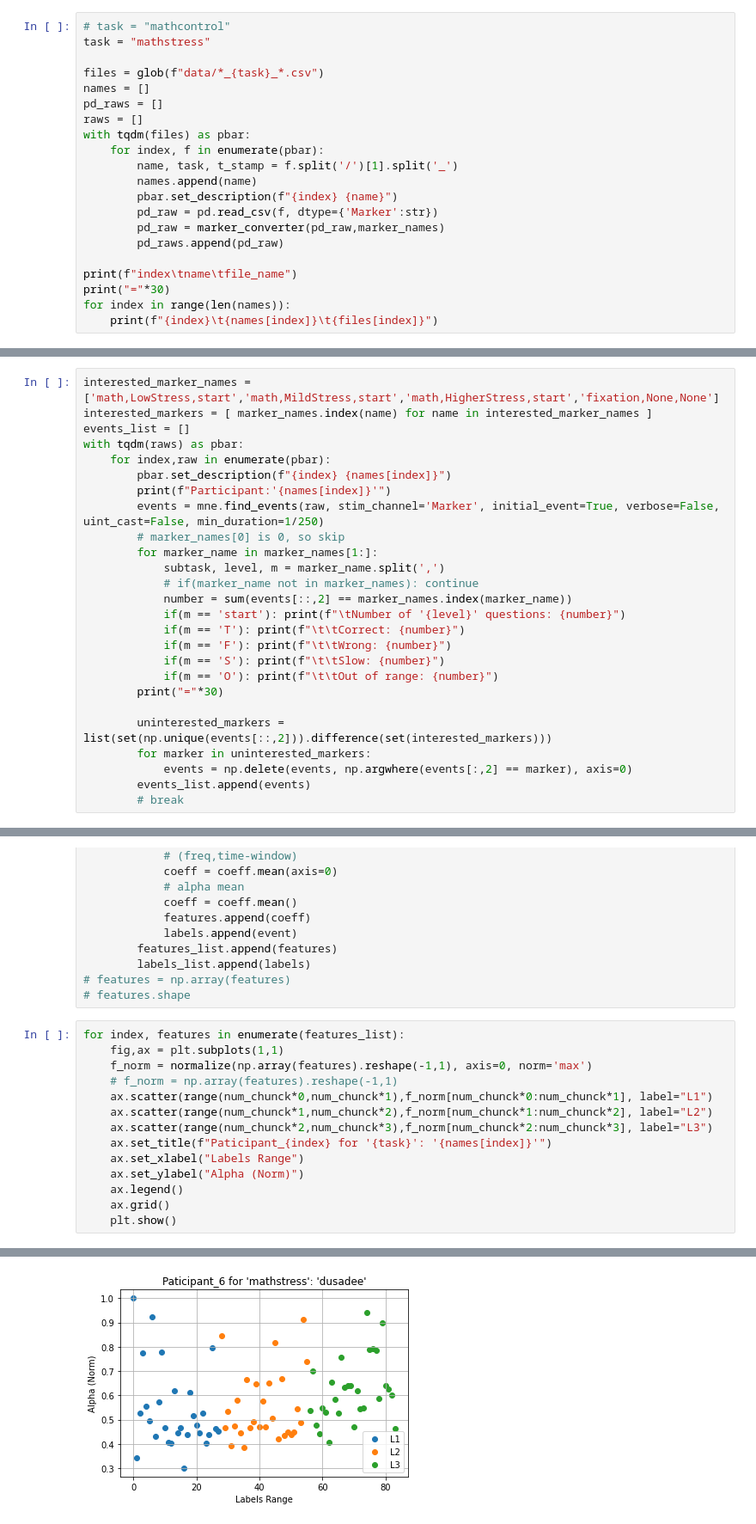
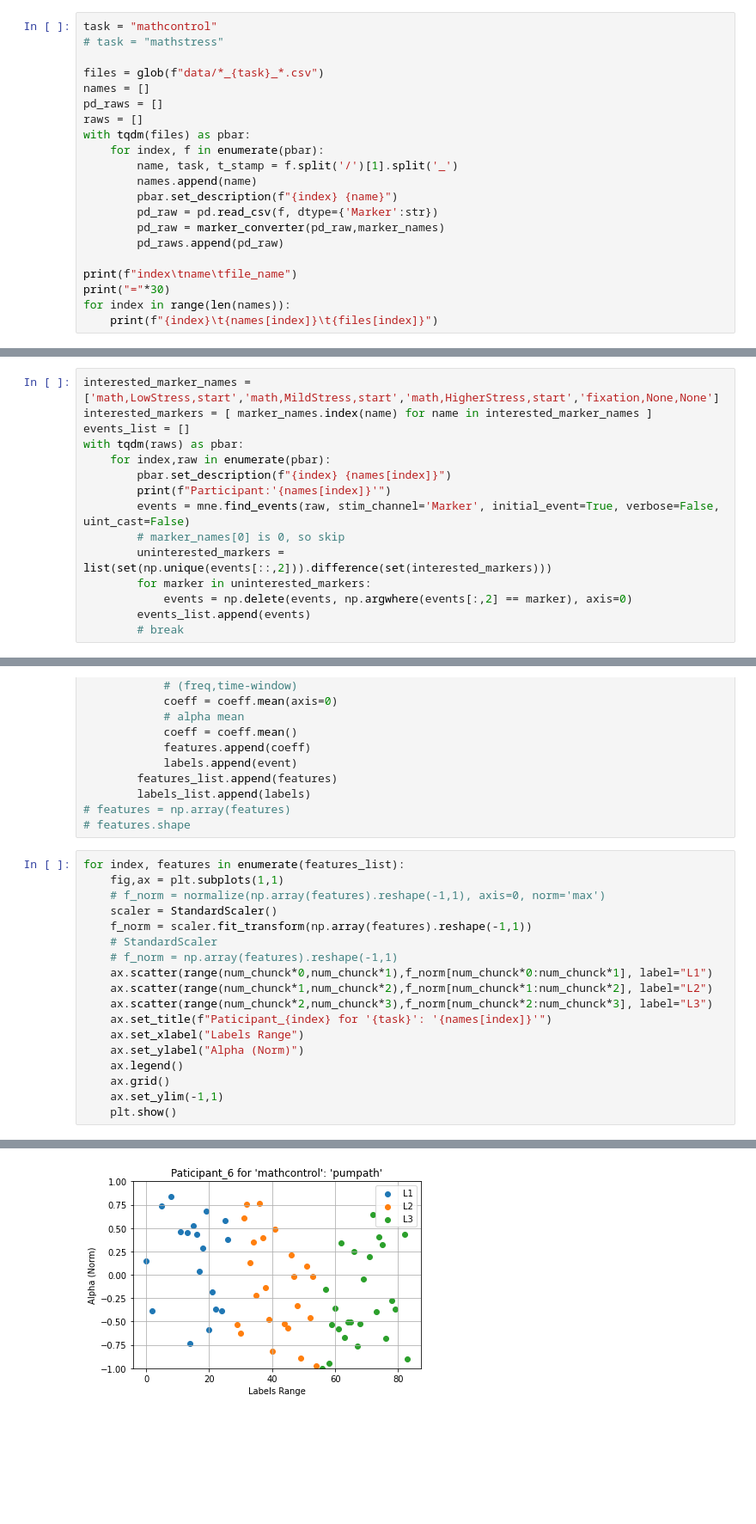
Before and after one commit to akraradets/2021JanHCI, a Jupyter notebook: 1.5-Convert/3-analyze_wt_math_all_parti.ipynb, the cells around one changed output, grey strips where cells are left out. Shown at 86% size. Saved outputs shown, nothing was run; the diff lists cells and outputs as text; blank space fills up the shorter version.

```diff
--- a/1.5-Convert/3-analyze_wt_math_all_parti.ipynb
+++ b/1.5-Convert/3-analyze_wt_math_all_parti.ipynb
@@ -37,8 +37,8 @@ marker_names = [0,
             'math,HigherStress,O',
             'fixation,None,None']
 # %%
-# task = "mathcontrol"
-task = "mathstress"
+task = "mathcontrol"
+# task = "mathstress"
 
 files = glob(f"data/*_{task}_*.csv")
 names = []
@@ -92,19 +352,8 @@ with tqdm(raws) as pbar:
     for index,raw in enumerate(pbar):
         pbar.set_description(f"{index} {names[index]}")
         print(f"Participant:'{names[index]}'")
-        events = mne.find_events(raw, stim_channel='Marker', initial_event=True, verbose=False, uint_cast=False, min_duration=1/250)
+        events = mne.find_events(raw, stim_channel='Marker', initial_event=True, verbose=False, uint_cast=False)
         # marker_names[0] is 0, so skip
-        for marker_name in marker_names[1:]:
-            subtask, level, m = marker_name.split(',')
-            # if(marker_name not in marker_names): continue
-            number = sum(events[::,2] == marker_names.index(marker_name))
-            if(m == 'start'): print(f"\tNumber of '{level}' questions: {number}")
-            if(m == 'T'): print(f"\t\tCorrect: {number}")
-            if(m == 'F'): print(f"\t\tWrong: {number}")
-            if(m == 'S'): print(f"\t\tSlow: {number}")
-            if(m == 'O'): print(f"\t\tOut of range: {number}")
-        print("="*30)
-
         uninterested_markers = list(set(np.unique(events[::,2])).difference(set(interested_markers)))
         for marker in uninterested_markers:
             events = np.delete(events, np.argwhere(events[:,2] == marker), axis=0)
@@ -244,7 +483,10 @@ with tqdm(raws) as pbar:
 # %%
 for index, features in enumerate(features_list):
     fig,ax = plt.subplots(1,1)
-    f_norm = normalize(np.array(features).reshape(-1,1), axis=0, norm='max')
+    # f_norm = normalize(np.array(features).reshape(-1,1), axis=0, norm='max')
+    scaler = StandardScaler()
+    f_norm = scaler.fit_transform(np.array(features).reshape(-1,1))
+    # StandardScaler
     # f_norm = np.array(features).reshape(-1,1)
     ax.scatter(range(num_chunck*0,num_chunck*1),f_norm[num_chunck*0:num_chunck*1], label="L1")
     ax.scatter(range(num_chunck*1,num_chunck*2),f_norm[num_chunck*1:num_chunck*2], label="L2")
@@ -254,5 +496,6 @@ for index, features in enumerate(features_list):
     ax.set_ylabel("Alpha (Norm)")
     ax.legend()
     ax.grid()
+    ax.set_ylim(-1,1)
     plt.show()
 # %% [output]
@@ -265 +508 @@ for index, features in enumerate(features_list):
-[figure, old version]
+[figure, new version]
```
Also changed, not shown: parts of 5 cells of this notebook.
